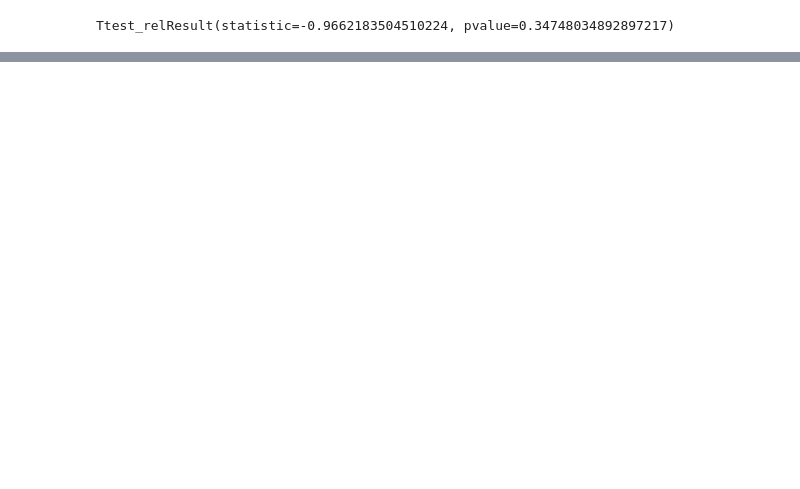
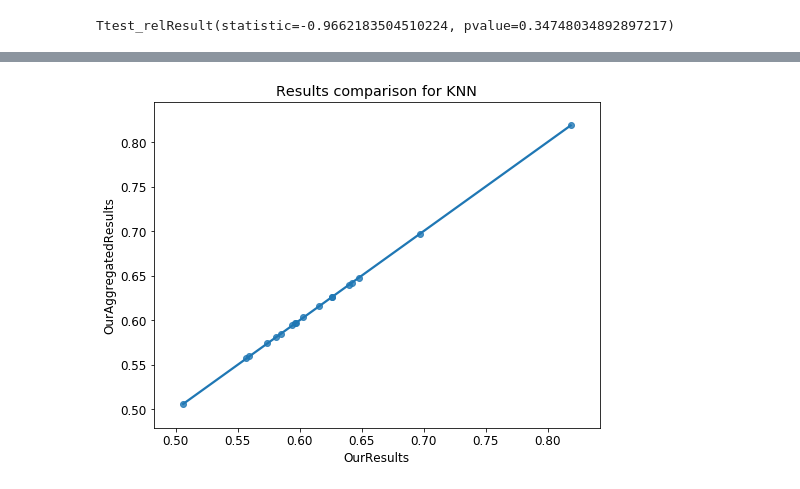
Before and after one commit to notreallyme2/tx-metalearning, a Jupyter notebook: knn_results_comparison.ipynb, the cells around one changed output, grey strips where cells are left out. Drawn from its saved outputs; the diff is of its cells as text; code cells hidden in the pictures; blank space fills up the shorter version.

```diff
--- a/knn_results_comparison.ipynb
+++ b/knn_results_comparison.ipynb
@@ -96,0 +135,6 @@ plt.title("Differences between performance estimates");
+# %%
+# us vs us
+sns.regplot(data=sns_data, x="OurResults", y="OurAggregatedResults")
+plt.title('Results comparison for KNN');
+# %% [output]
+[figure, added]
```
Also changed, not shown: parts of 16 cells of this notebook.
